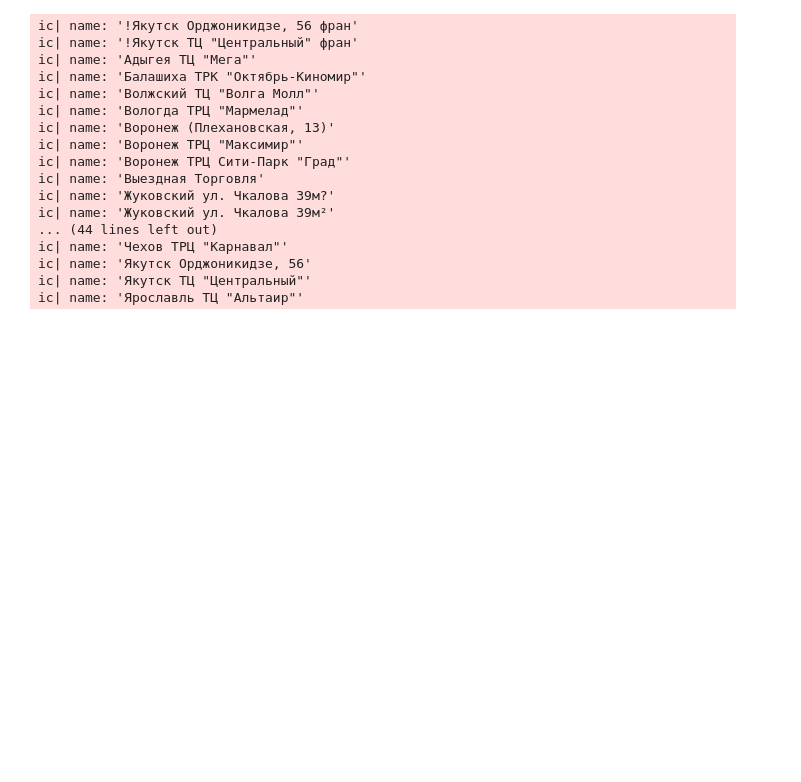
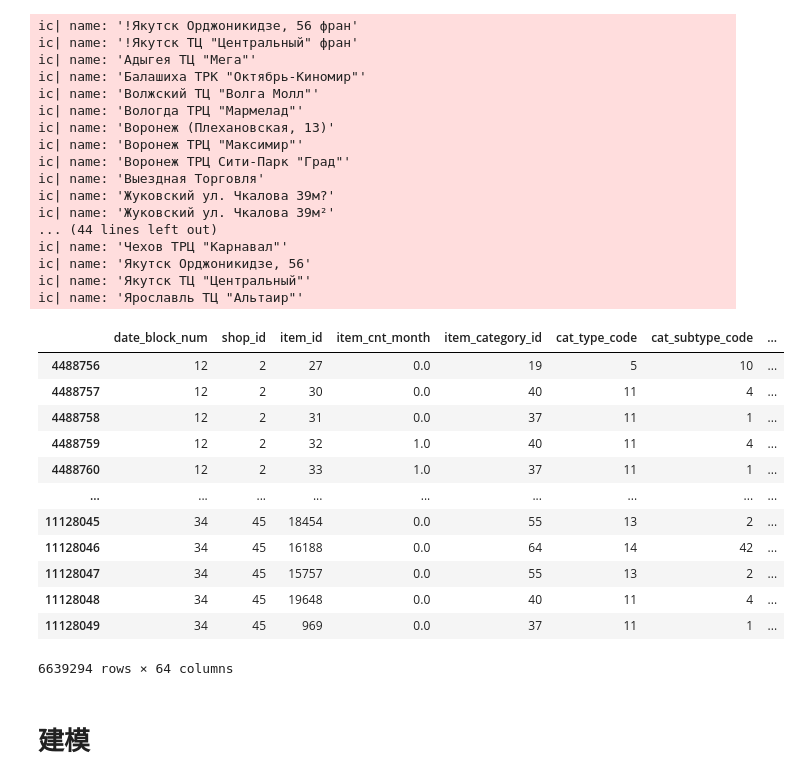
Before and after one commit to xafdl123github/kaggle, a Jupyter notebook: kaggle/Predict Future Sales/net.ipynb, the cells around one changed output. Saved outputs shown, nothing was run; the diff lists cells and outputs as text; code cells hidden in the pictures; blank space fills up the shorter version.

```diff
--- a/kaggle/Predict Future Sales/net.ipynb
+++ b/kaggle/Predict Future Sales/net.ipynb
@@ -275,3 +275,21 @@ ic| name: 'Чехов ТРЦ "Карнавал"'
 ic| name: 'Якутск Орджоникидзе, 56'
 ic| name: 'Якутск ТЦ "Центральный"'
 ic| name: 'Ярославль ТЦ "Альтаир"'
+# %%
+matrix
+# %% [output]
+|  | date_block_num | shop_id | item_id | item_cnt_month | item_category_id | cat_type_code | cat_subtype_code | ... |
+| 4488756 | 12 | 2 | 27 | 0.0 | 19 | 5 | 10 | ... |
+| 4488757 | 12 | 2 | 30 | 0.0 | 40 | 11 | 4 | ... |
+| 4488758 | 12 | 2 | 31 | 0.0 | 37 | 11 | 1 | ... |
+| 4488759 | 12 | 2 | 32 | 1.0 | 40 | 11 | 4 | ... |
+| 4488760 | 12 | 2 | 33 | 1.0 | 37 | 11 | 1 | ... |
+| ... | ... | ... | ... | ... | ... | ... | ... | ... |
+| 11128045 | 34 | 45 | 18454 | 0.0 | 55 | 13 | 2 | ... |
+| 11128046 | 34 | 45 | 16188 | 0.0 | 64 | 14 | 42 | ... |
+| 11128047 | 34 | 45 | 15757 | 0.0 | 55 | 13 | 2 | ... |
+| 11128048 | 34 | 45 | 19648 | 0.0 | 40 | 11 | 4 | ... |
+| 11128049 | 34 | 45 | 969 | 0.0 | 37 | 11 | 1 | ... |
+6639294 rows × 64 columns
+# %% [markdown]
+# 建模
```
Also changed, not shown: parts of 15 cells of this notebook, 8 other files.
